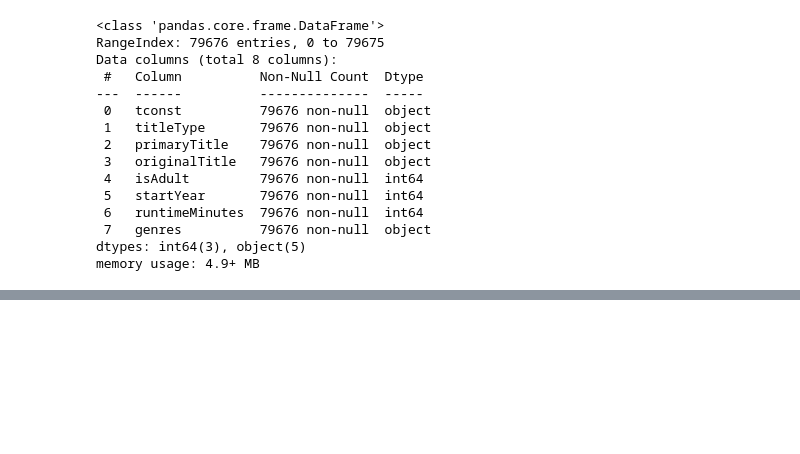
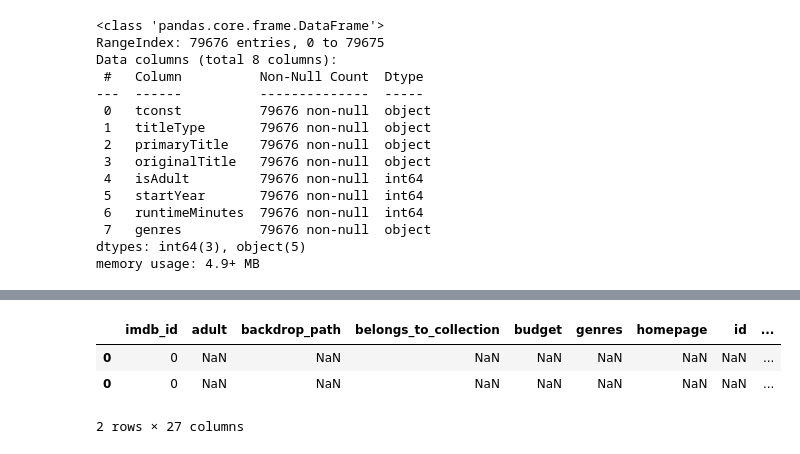
Before and after one commit to LarsonBodden/IMDB-s-Movie-Project, a Jupyter notebook: Project 3.ipynb, the cells around one changed output, grey strips where cells are left out. Cells and saved outputs as stored; diff of their text form; code cells hidden in the pictures; blank space fills up the shorter version.

```diff
--- a/Project 3.ipynb
+++ b/Project 3.ipynb
@@ -566,0 +552,7 @@ movies_from_2001_df.head(5)
+# %%
+movies_2000_and_2001[movies_2000_and_2001['imdb_id'] == '0']
+# %% [output]
+|  | imdb_id | adult | backdrop_path | belongs_to_collection | budget | genres | homepage | id | ... |
+| 0 | 0 | NaN | NaN | NaN | NaN | NaN | NaN | NaN | ... |
+| 0 | 0 | NaN | NaN | NaN | NaN | NaN | NaN | NaN | ... |
+2 rows × 27 columns
```
Also changed, not shown: parts of 23 cells of this notebook, 9 other files.
